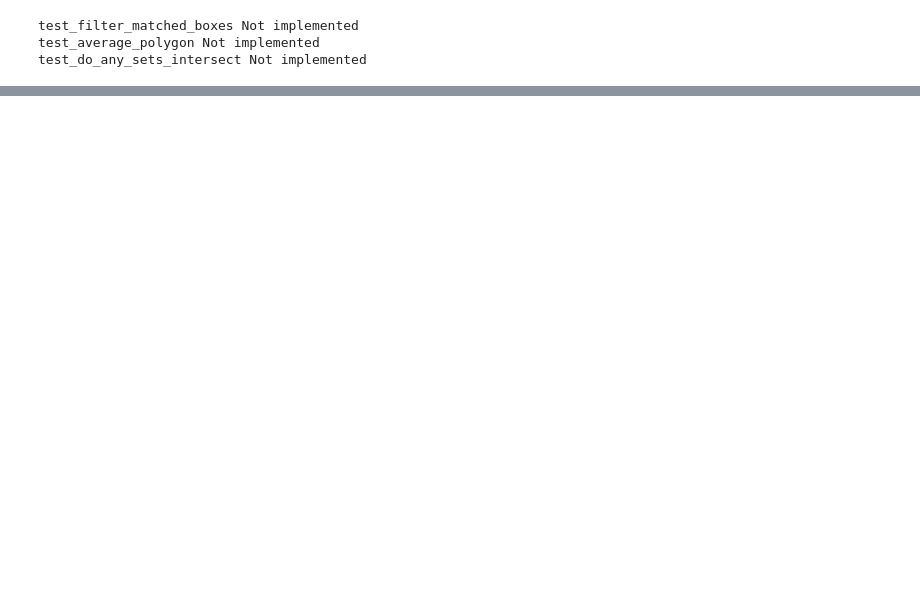
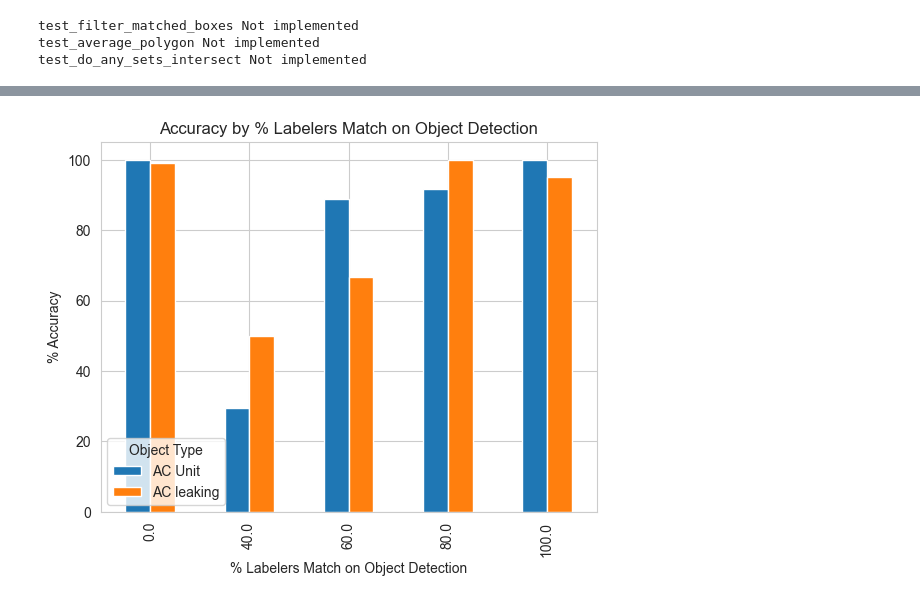
Before and after one commit to kerlinjr/satana, a Jupyter notebook: notebooks/ac_object_detection.ipynb, the cells around one changed output, grey strips where cells are left out. Drawn from its saved outputs; the diff is of its cells as text; code cells hidden in the pictures; blank space fills up the shorter version.

Commit message:
Added functions to generate averaged bounding boxes and analyze performance

```diff
--- a/notebooks/ac_object_detection.ipynb
+++ b/notebooks/ac_object_detection.ipynb
@@ -333,10 +506,15 @@ test_do_any_sets_intersect Not implemented
 annotation_path = '../data/labels/Export v2 project - AC Unit Evaluation Test - 7_3_2024.ndjson'
 
 iou_threshold = (1.0/3)
-min_matches_per_image = 3
+annotators_per_image = 5
+
 
 label_set = pd.read_json(annotation_path, lines=True)
 df = extract_label_data(label_set)
+
+#remove intersecting bounding box
+df = df[df['feature_id'] != 'clxgcq78i00hx3b6qit987ryb']
+
 df['geometry'] = df.apply(bbox_to_polygon, axis=1)
 paired_df = self_join_labels(df)
 paired_df['iou'] = paired_df.apply(lambda row: calculate_iou(row['geometry1'], row['geometry2']), axis=1)
@@ -346,15 +524,9 @@ paired_df = paired_df[paired_df['iou'] > iou_threshold]
 grouped = paired_df.groupby(['image_id','name', 'worker1', 'worker2'])
 matched_boxes = grouped[['image_id','name', 'worker1', 'worker2','geometry1','geometry2','iou']].apply(process_matches).reset_index(drop=True)
 
-filt_matched_boxes = filter_matched_boxes(matched_boxes, min_matches_per_image = min_matches_per_image)
-
-grouped = filt_matched_boxes.groupby(['image_id','name'])
+grouped = matched_boxes.groupby(['image_id','name'])
 connected_sets = (grouped[['image_id', 'name', 'worker1', 'worker2', 'geometry1','geometry2', 'iou']].apply(lambda x: find_sets(list(zip(x['geometry1'],x['geometry2'])))).rename('connected_sets'))
 
-# Find image_id, annotation types where sets intersect (should be rare)
-intersecting_sets = connected_sets[connected_sets.apply(lambda x: do_any_sets_intersect(x))]
 
-print('Number of intersecting sets: ' + str(len(intersecting_sets)))
-
-print('First average polygon :' + str(average_polygon(connected_sets.iloc[0][0])))
+matched_sets = label_annotation_sets(df, connected_sets, annotators_per_image)
 # %% [output]
@@ -362,0 +841,25 @@ First average polygon :POLYGON ((843 577, 867 577, 867 613, 843 613, 843 577))
+# %%
+
+
+accuracy_by_agreement = comp_to_prime.groupby(['name','percent_agreement'])['match'].mean().rename('percent_accuracy')*100
+# %%
+import matplotlib.pyplot as plt
+
+# Assuming 'accuracy_by_agreement' is your DataFrame
+accuracy_by_agreement = accuracy_by_agreement.reset_index()
+
+# Create a pivot table
+pivot_table = accuracy_by_agreement.pivot(index='percent_agreement', columns='name', values='percent_accuracy')
+
+# Plot the data
+pivot_table.plot(kind='bar', stacked=False)
+
+# Add labels and title
+plt.xlabel('% Labelers Match on Object Detection')
+plt.ylabel('% Accuracy')
+plt.title('Accuracy by % Labelers Match on Object Detection')
+legend = plt.legend(title='Object Type', loc='lower left')
+# Show the plot
+plt.show()
+# %% [output]
+[figure, added]
```
Also changed, not shown: parts of 28 cells of this notebook.
